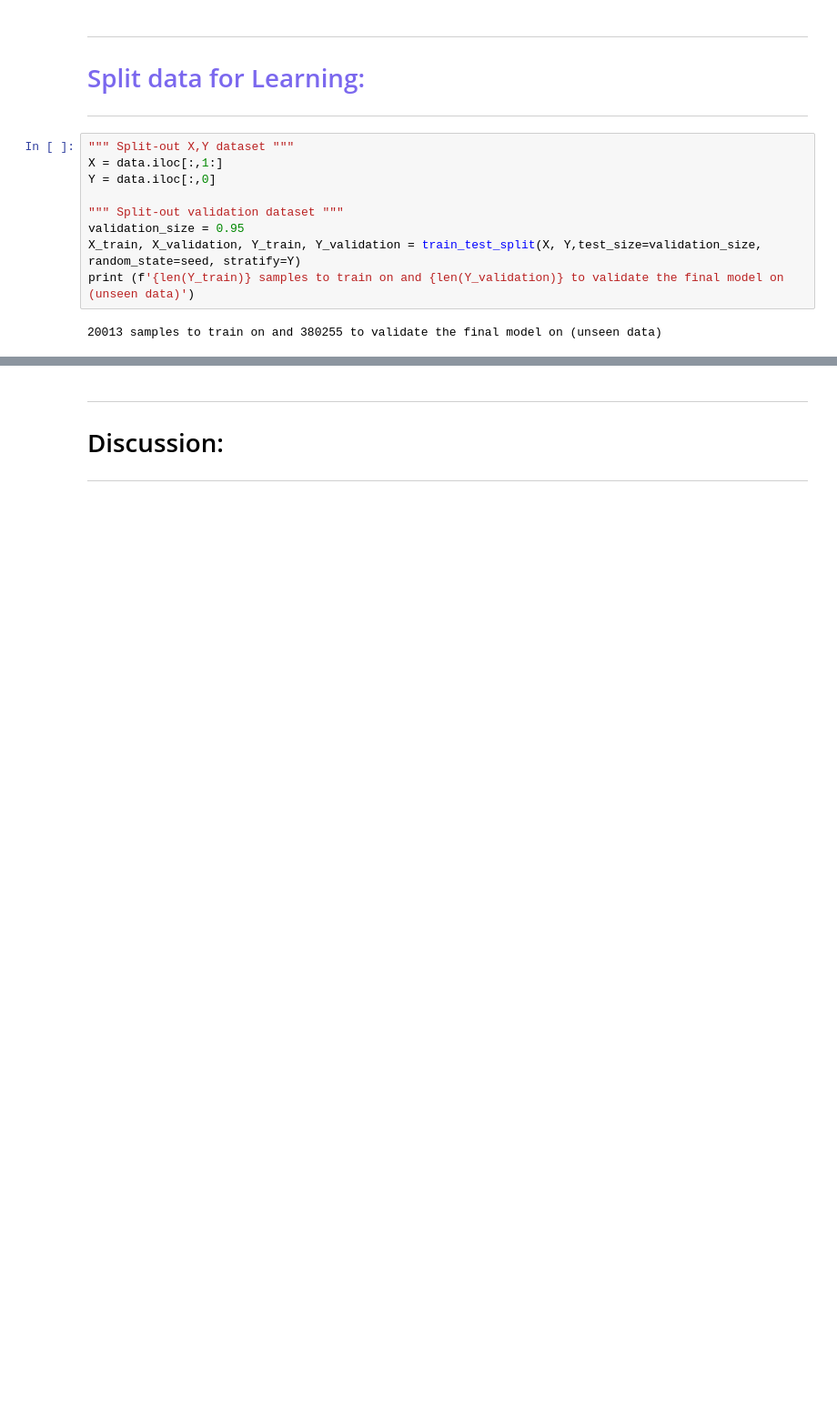
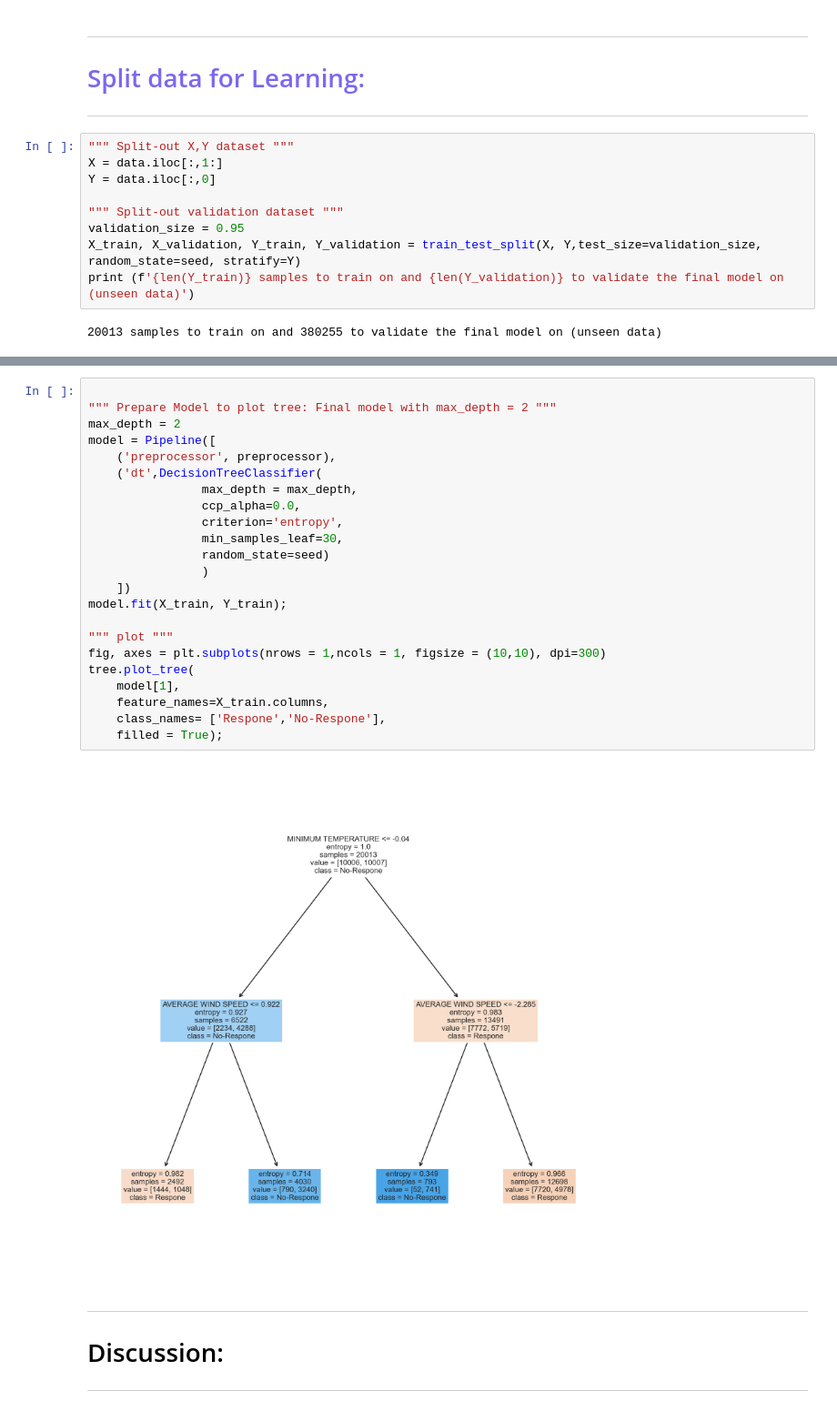
Before and after one commit to AbdulstarKousa/social-data-analysis, a Jupyter notebook: Project/Final_NoteBook_P03.ipynb, the cells around one changed output, grey strips where cells are left out. Shown at 91% size. Cells and saved outputs as stored; diff of their text form; blank space fills up the shorter version.

```diff
--- a/Project/Final_NoteBook_P03.ipynb
+++ b/Project/Final_NoteBook_P03.ipynb
@@ -435,3 +464,28 @@ SNOW FALL                               0.000 +/- 0.000
+# %%
+
+""" Prepare Model to plot tree: Final model with max_depth = 2 """
+max_depth = 2
+model = Pipeline([
+    ('preprocessor', preprocessor),
+    ('dt',DecisionTreeClassifier(
+                max_depth = max_depth,
+                ccp_alpha=0.0,
+                criterion='entropy',
+                min_samples_leaf=30,
+                random_state=seed)
+                )
+    ])
+model.fit(X_train, Y_train);
+
+""" plot """
+fig, axes = plt.subplots(nrows = 1,ncols = 1, figsize = (10,10), dpi=300)
+tree.plot_tree(
+    model[1],
+    feature_names=X_train.columns,
+    class_names= ['Respone','No-Respone'],
+    filled = True);
+# %% [output]
+[figure, added]
 # %% [markdown]
 ---
 # Discussion:
```
Also changed, not shown: parts of 17 cells of this notebook.
